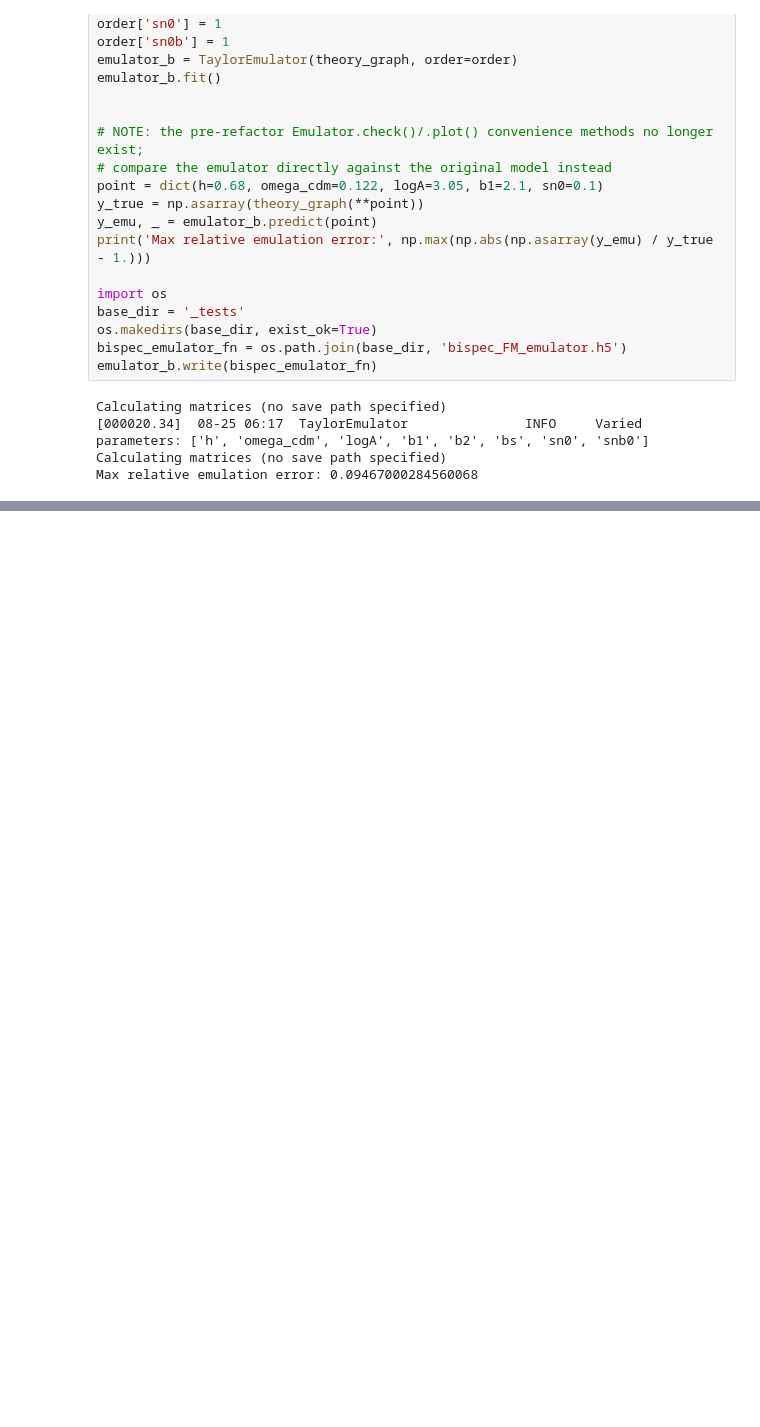
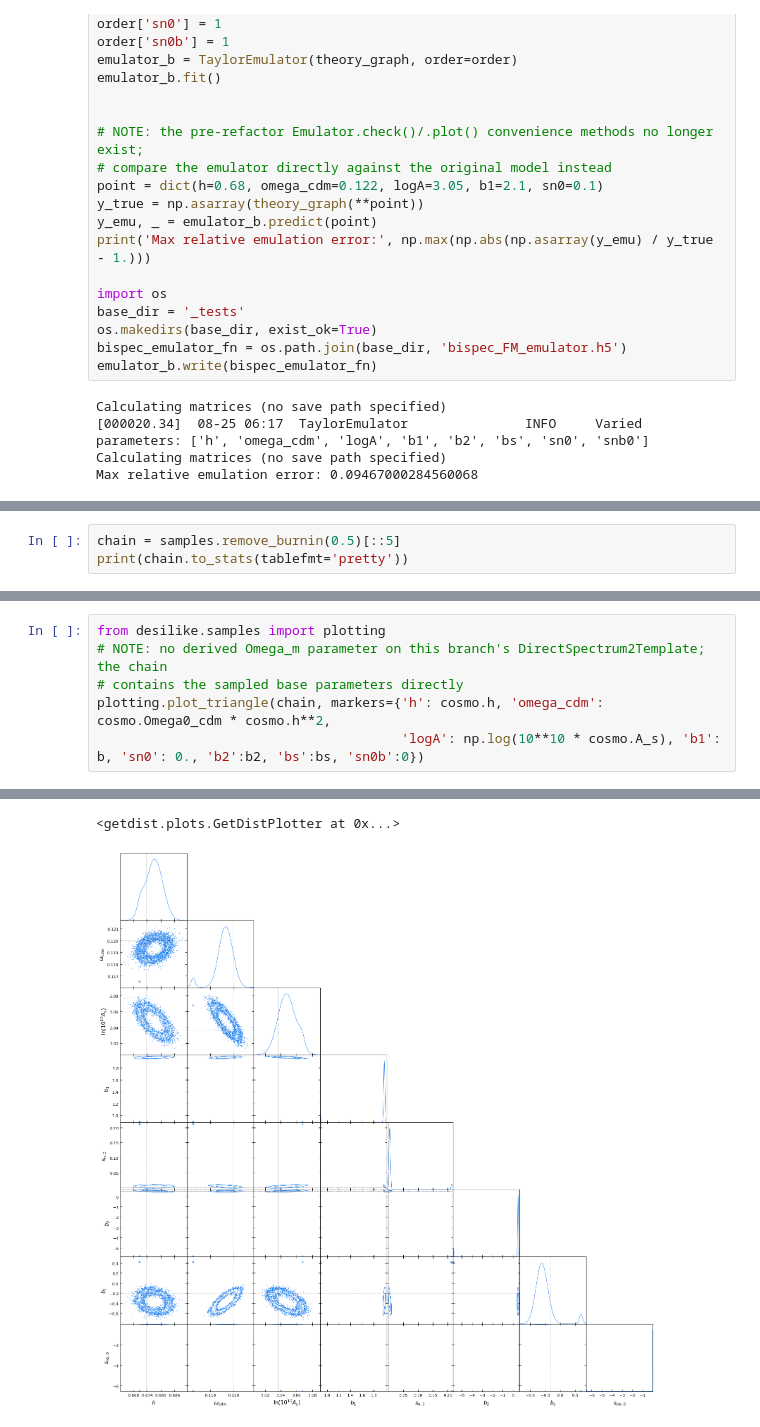
Before and after one commit to cosmodesi/desilike, a Jupyter notebook: nb/fs_direct_examples.ipynb, the cells around one changed output, grey strips where cells are left out. Saved outputs shown, nothing was run; the diff lists cells and outputs as text; blank space fills up the shorter version.

```diff
--- a/nb/fs_direct_examples.ipynb
+++ b/nb/fs_direct_examples.ipynb
@@ -400,0 +427,3 @@ samples = sampler.run(min_steps=2000, gelman_rubin=1.01)
+# %%
+chain = samples.remove_burnin(0.5)[::5]
+print(chain.to_stats(tablefmt='pretty'))
@@ -400,0 +442,7 @@ samples = sampler.run(min_steps=2000, gelman_rubin=1.01)
+# %%
+from desilike.samples import plotting
+# NOTE: no derived Omega_m parameter on this branch's DirectSpectrum2Template; the chain
+# contains the sampled base parameters directly
+plotting.plot_triangle(chain, markers={'h': cosmo.h, 'omega_cdm': cosmo.Omega0_cdm * cosmo.h**2,
+                                       'logA': np.log(10**10 * cosmo.A_s), 'b1': b, 'sn0': 0., 'b2':b2, 'bs':bs, 'sn0b':0})
+# %% [output]
@@ -400,0 +466,2 @@ samples = sampler.run(min_steps=2000, gelman_rubin=1.01)
+<getdist.plots.GetDistPlotter at 0x...>
+[figure, added]
```
Also changed, not shown: parts of 5 cells of this notebook, 1 other file.
